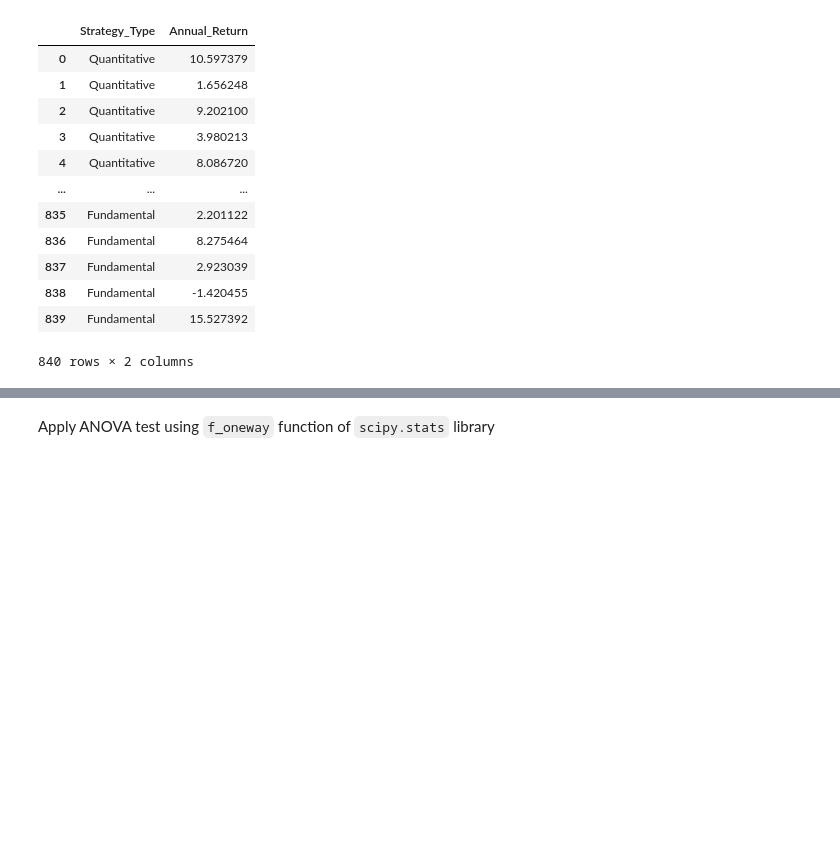
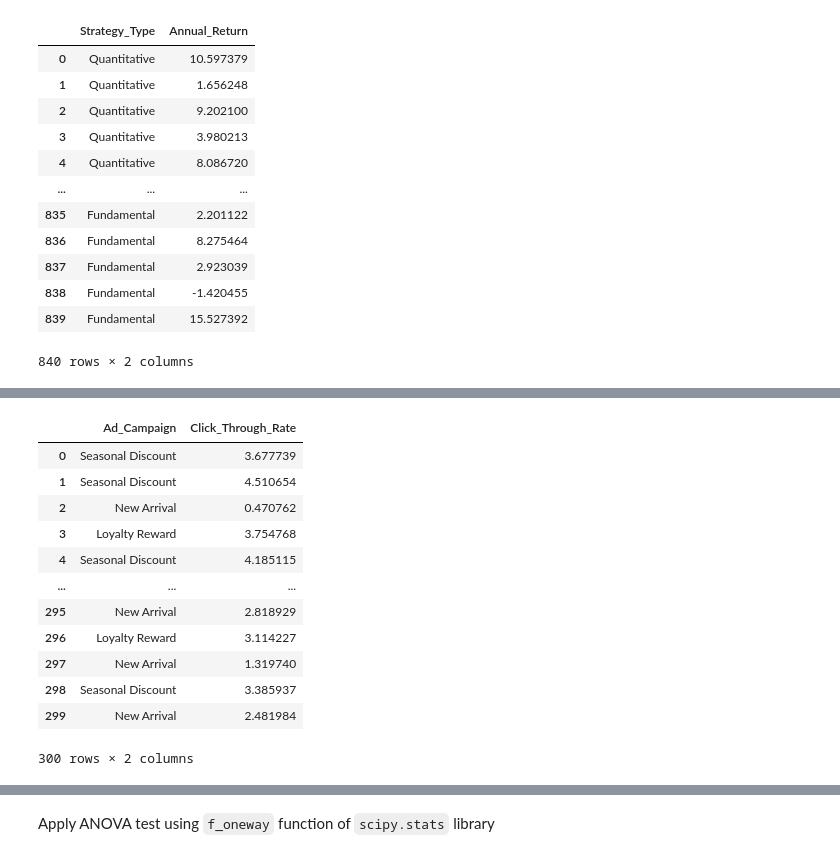
Before and after one commit to abhijeet-bhambere/python-ml-trail, a Jupyter notebook: experimental_design.ipynb, the cells around one changed output, grey strips where cells are left out. Saved outputs shown, nothing was run; the diff lists cells and outputs as text; code cells hidden in the pictures; blank space fills up the shorter version.

```diff
--- a/experimental_design.ipynb
+++ b/experimental_design.ipynb
@@ -1208,0 +1353,25 @@ memory usage: 149.4 KB
+# %%
+# 1. Sample exactly 100 rows from each category group
+ad_campaign_sampled = (
+    ad_campaign.groupby('Ad_Campaign')[ad_campaign.columns]
+    .apply(lambda x: x.sample(n=100, random_state=42))
+    .reset_index(drop=True)
+)
+
+# 2. Shuffle the rows so they are randomly ordered
+ad_campaign_sampled = ad_campaign_sampled.sample(frac=1, random_state=42).reset_index(drop=True)
+ad_campaign_sampled
+# %% [output]
+|  | Ad_Campaign | Click_Through_Rate |
+| 0 | Seasonal Discount | 3.677739 |
+| 1 | Seasonal Discount | 4.510654 |
+| 2 | New Arrival | 0.470762 |
+| 3 | Loyalty Reward | 3.754768 |
+| 4 | Seasonal Discount | 4.185115 |
+| ... | ... | ... |
+| 295 | New Arrival | 2.818929 |
+| 296 | Loyalty Reward | 3.114227 |
+| 297 | New Arrival | 1.319740 |
+| 298 | Seasonal Discount | 3.385937 |
+| 299 | New Arrival | 2.481984 |
+300 rows × 2 columns
```
Also changed, not shown: parts of 27 cells of this notebook.
